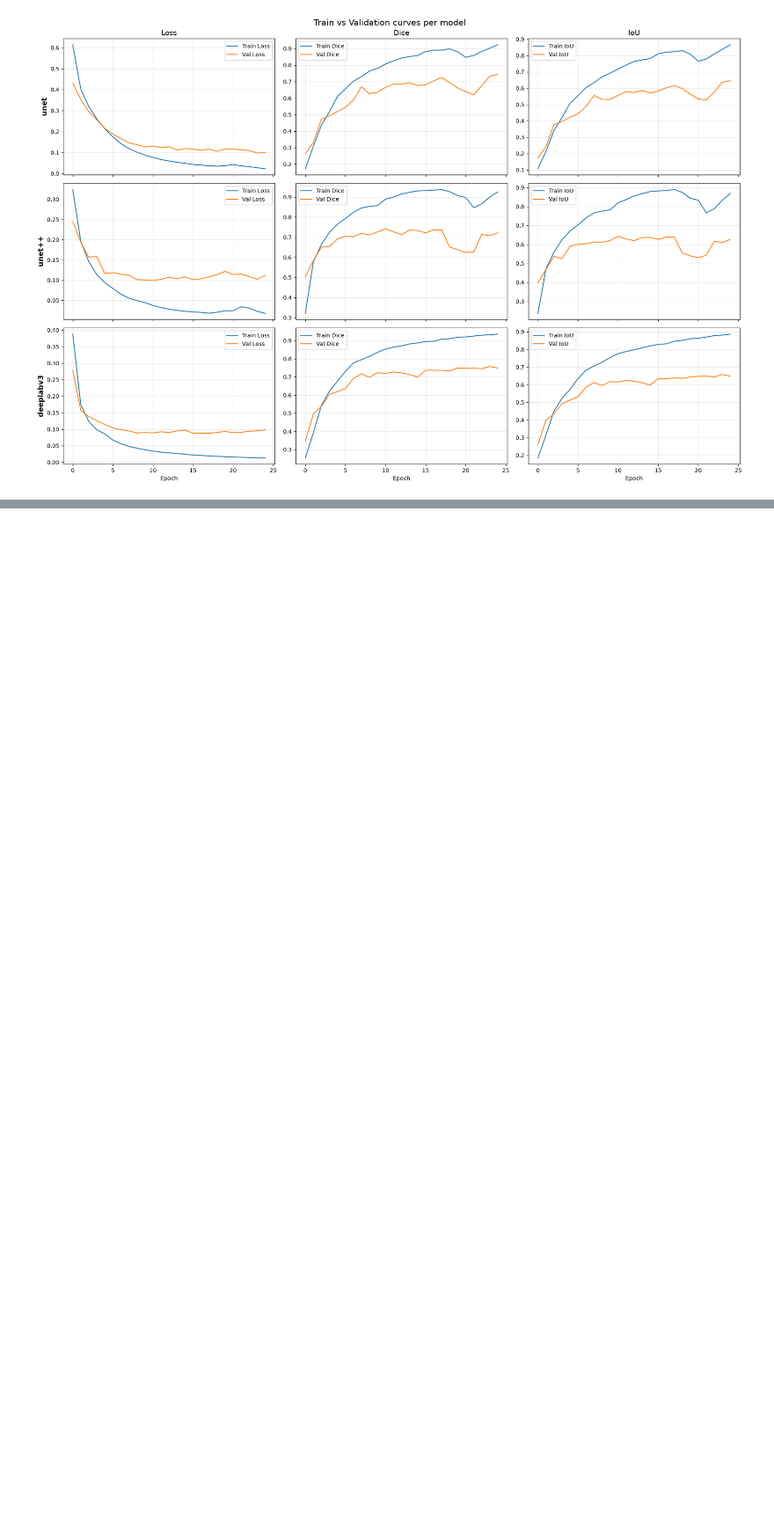
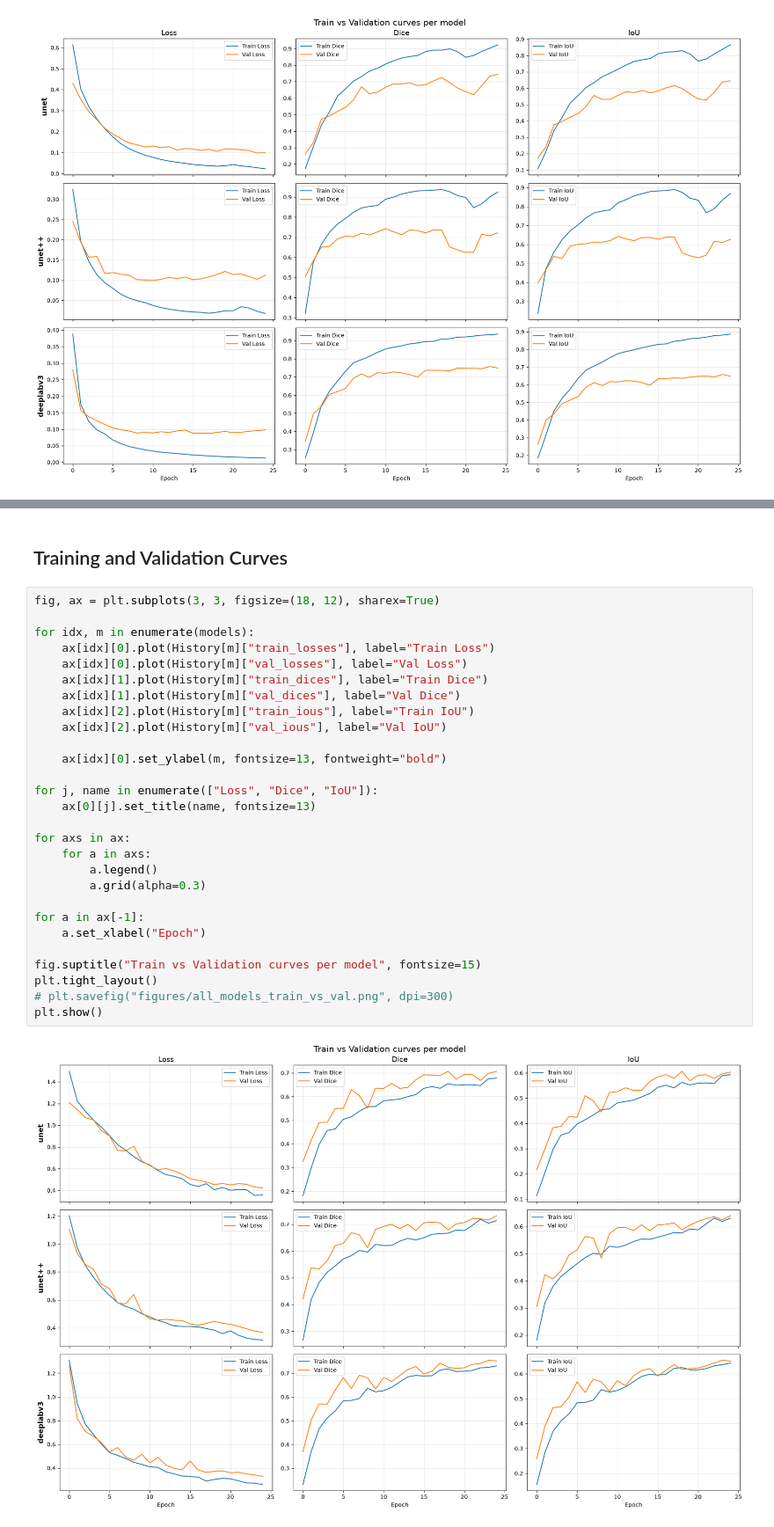
Before and after one commit to MouaadErrougbani/brain-breast-tumor-segmentation-dl, a Jupyter notebook: notebooks/04_model_analysis.ipynb, the cells around one changed output, grey strips where cells are left out. Shown at 88% size. Drawn from its saved outputs; the diff is of its cells as text; blank space fills up the shorter version.

```diff
--- a/notebooks/04_model_analysis.ipynb
+++ b/notebooks/04_model_analysis.ipynb
@@ -122,0 +247,32 @@ plt.show()
+# %% [markdown]
+<h2>Training and Validation Curves</h2>
+# %%
+fig, ax = plt.subplots(3, 3, figsize=(18, 12), sharex=True)
+
+for idx, m in enumerate(models):
+    ax[idx][0].plot(History[m]["train_losses"], label="Train Loss")
+    ax[idx][0].plot(History[m]["val_losses"], label="Val Loss")
+    ax[idx][1].plot(History[m]["train_dices"], label="Train Dice")
+    ax[idx][1].plot(History[m]["val_dices"], label="Val Dice")
+    ax[idx][2].plot(History[m]["train_ious"], label="Train IoU")
+    ax[idx][2].plot(History[m]["val_ious"], label="Val IoU")
+
+    ax[idx][0].set_ylabel(m, fontsize=13, fontweight="bold")
+
+for j, name in enumerate(["Loss", "Dice", "IoU"]):
+    ax[0][j].set_title(name, fontsize=13)
+
+for axs in ax:
+    for a in axs:
+        a.legend()
+        a.grid(alpha=0.3)
+
+for a in ax[-1]:
+    a.set_xlabel("Epoch")
+
+fig.suptitle("Train vs Validation curves per model", fontsize=15)
+plt.tight_layout()
+# plt.savefig("figures/all_models_train_vs_val.png", dpi=300)
+plt.show()
+# %% [output]
+[figure, added]
```
Also changed, not shown: parts of 21 cells of this notebook, 36 other files.
